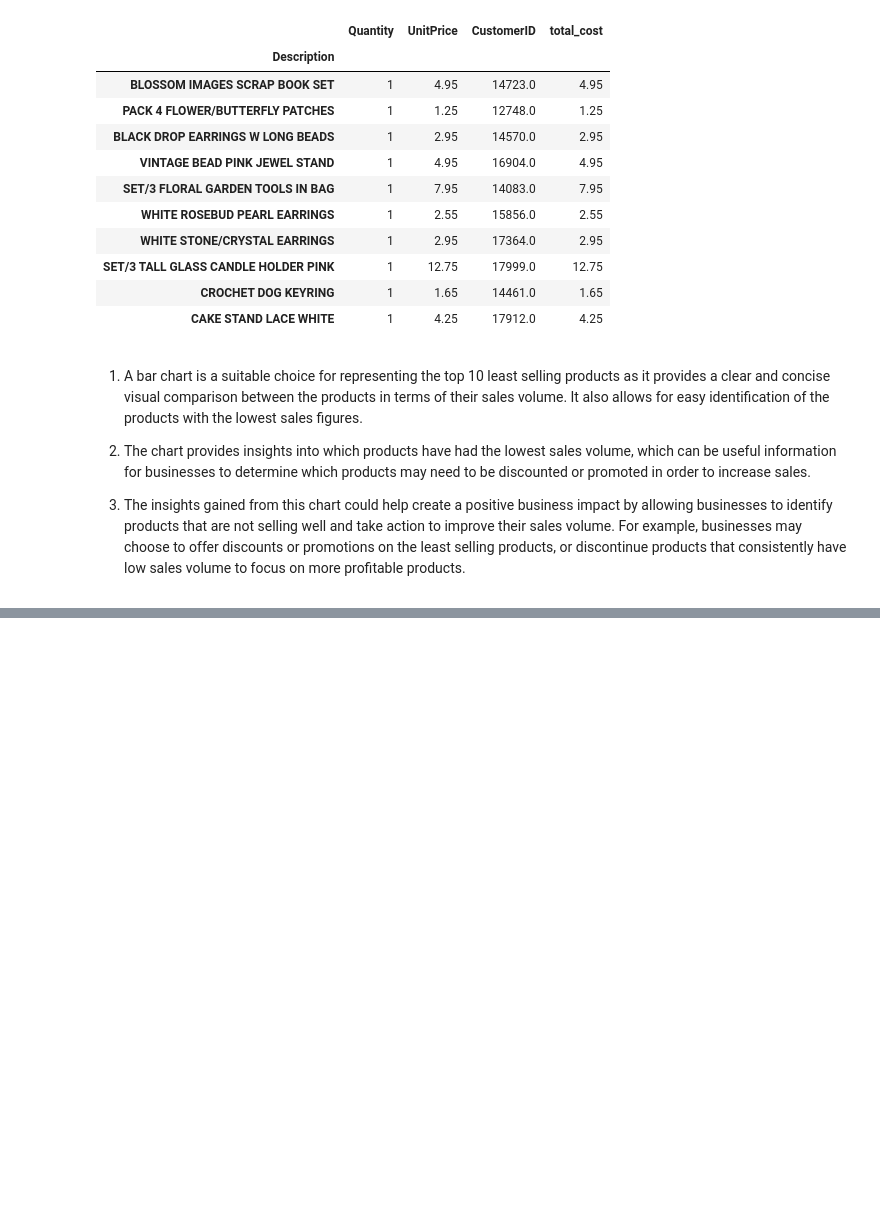
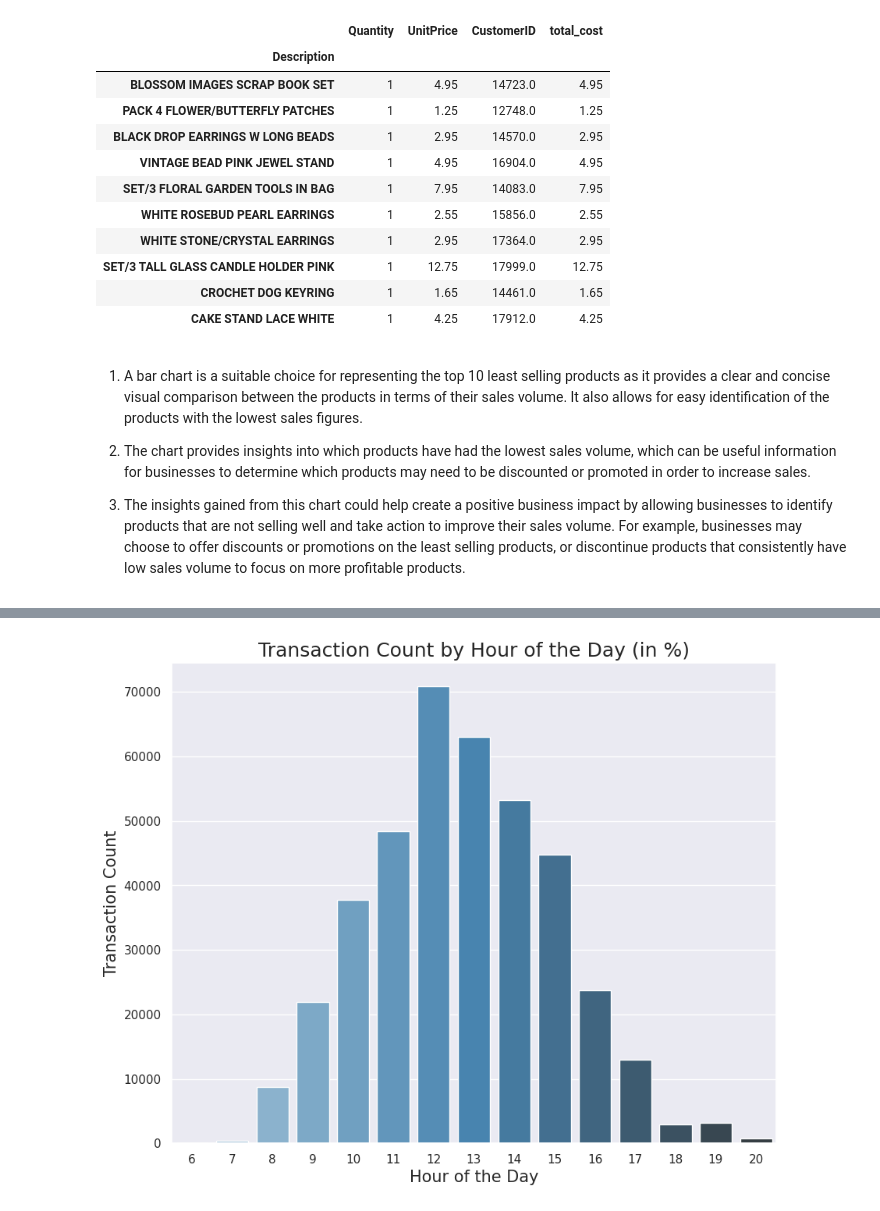
Before and after one commit to VHP2305/Online_Retail_Customer_Segmentation, a Jupyter notebook: Online_Retail_Customer_Segmentation.ipynb, the cells around one changed output, grey strips where cells are left out. Cells and saved outputs as stored; diff of their text form; code cells hidden in the pictures; blank space fills up the shorter version.

```diff
--- a/Online_Retail_Customer_Segmentation.ipynb
+++ b/Online_Retail_Customer_Segmentation.ipynb
@@ -954,0 +964,3 @@ least_selling_products
+# %%
+# Create a new column named 'Day' in the retail_df_copy dataframe
+retail_df_copy['Day'] = retail_df_copy['InvoiceDate'].dt.day_name()
@@ -954,0 +1106,12 @@ least_selling_products
+# %%
+# Count the number of transactions for each hour of the day
+hour_df = retail_df_copy['hour'].value_counts().reset_index()
+
+# Rename the 'index' column to 'Hour_Name'
+hour_df.rename(columns={'index': 'Hour_Name'}, inplace=True)
+
+# Rename the 'hour' column to 'Count'
+hour_df.rename(columns={'hour': 'Count'}, inplace=True)
+
+# Display the hour_df DataFrame
+hour_df
@@ -954,0 +1135,14 @@ least_selling_products
+# %%
+# Create a barplot of the count of transactions versus the hour of the day
+plt.figure(figsize=(10,8))
+plt.title('Transaction Count by Hour of the Day (in %)', fontsize=18)
+sns.barplot(x='Hour_Name', y='Count', data=hour_df, palette='Blues_d')
+
+# Set x and y labels
+plt.xlabel('Hour of the Day', fontsize=15)
+plt.ylabel('Transaction Count', fontsize=15)
+
+# Show the plot
+plt.show()
+# %% [output]
+[figure, added]
```
Also changed, not shown: parts of 24 cells of this notebook.
